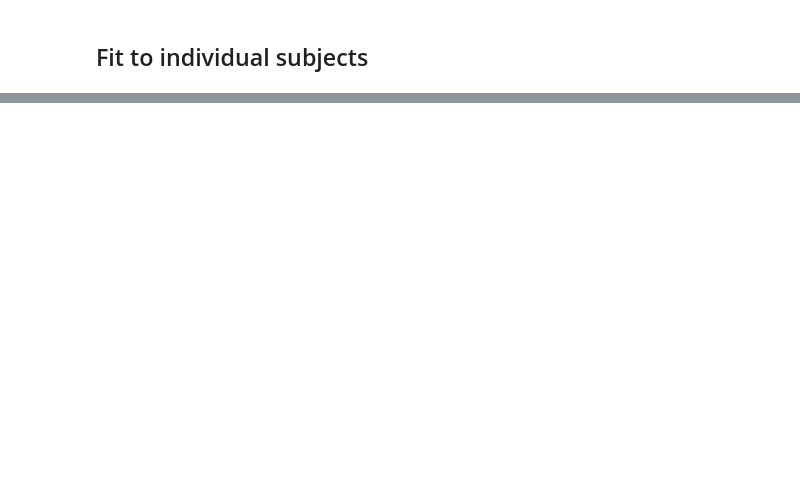
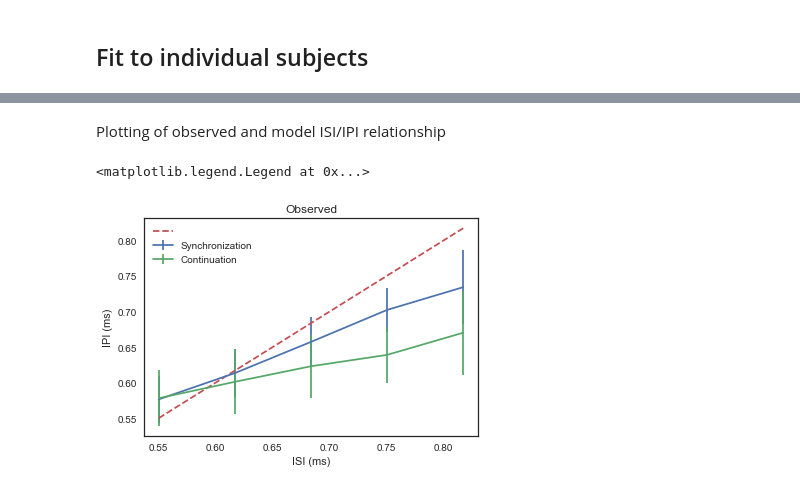
Before and after one commit to jazlab/SE_NL_MJ_2020, a Jupyter notebook: SynchronizationContinuation.ipynb, the cells around one changed output, grey strips where cells are left out. Saved outputs shown, nothing was run; the diff lists cells and outputs as text; code cells hidden in the pictures; blank space fills up the shorter version.

```diff
--- a/SynchronizationContinuation.ipynb
+++ b/SynchronizationContinuation.ipynb
@@ -170,7 +70,6 @@ def dual_process_model_generalized(state_init, params, niter, durations, sigma,
     Wvu = params['Wut']
     dt = params['dt']
     tau = params['tau']
-    ext = params['ext']
     y0 = params['y0'] #The target (threshold) value of y
     IF = params['IF']
 
@@ -288,33 +185,0 @@ Now, we compare the result of the simulation to behavioral data.
-# %%
-### Simulation ###
-durs = np.linspace(500, 850, 5)
-meanITIs = []
-
-for interval in durs:
-    usim, vsim, ysim, Ilst, siglst, u_p, v_p, y_p, I_p, production_lst = simulate_synchronization(ntrials=40,
-                                                                               durations=[interval] * 4 + [interval * 30],
-                                                                               sigma=0.02, K=4, initI=0.76, alpha = 0.0)
-
-    # Find the IPI (inter-production interval)
-    ipi_lst = []
-    for i in range(production_lst.shape[1]):
-        single_production = production_lst[:,i]
-        #print(len(np.nonzero(single_production)[0]))
-        ipi_lst.append(np.diff(np.nonzero(single_production)[0])[1:25])
-
-    meanline = np.mean(np.array(ipi_lst), axis=0)
-    meanITIs.append(meanline)
-
-meanITIs = np.array(meanITIs)
-bias_individual = meanITIs * 10 - durs[:,np.newaxis]
-bias_all = np.sum(bias_individual**2, axis=0)
-
-### Plotting ###
-palette = sns.color_palette('hls', 5)
-
-# Load the subjects' behavior
-filename = 'AL1_20180718_syncon_ITIs.mat'
-data = scipy.io.loadmat(filename)
-durs = data['durs'].flatten()
-splits = data['allDur_splits']
-IPI_mean = data['allDur_mean']
@@ -450,6 +331,10 @@ def simulate_sync_cont_bias(ntrials, sigma, K, initI, alpha):
 ## Fit to individual subjects
 # %%
 def do_sync_cont_fitting(target, nsamples, niter, ntrials, sigma, Krange, Irange, alpha_range):
+    '''
+    Performs parameter fitting of a single subject's behavior
+    Returns the fitted values I, K and alpha
+    '''
     Klst = np.random.uniform(low=Krange[0], high=Krange[1], size=nsamples)
     Ilst = np.random.uniform(low=Irange[0], high=Irange[1], size=nsamples)
     alphalst = np.random.uniform(low=alpha_range[0], high=alpha_range[1], size=nsamples)
@@ -468,6 +353,7 @@ def do_sync_cont_fitting(target, nsamples, niter, ntrials, sigma, Krange, Irange
     id = np.argmin(mselst)
     return Ilst[id], Klst[id], alphalst[id]
 # %%
+niter = 1
 nsamples = 100
 Isummary = []
 Ksummary = []
@@ -563,2 +456,13 @@ plot_subject_ts_tp('C:\\Users\\Sur lab\\Dropbox (MIT)\\Jazayeri\\SyncContData\\A
+# %% [markdown]
+Plotting of observed and model ISI/IPI relationship
+# %%
+plot_subject_ts_tp('SyncContData\\AL_2_20170719_SynCon_ITIs.mat')
+plt.title('Observed')
+plt.xlabel('ISI (ms)')
+plt.ylabel('IPI (ms)')
+plt.legend(['', 'Synchronization', 'Continuation'])
+# %% [output]
+<matplotlib.legend.Legend at 0x...>
+[figure, added]
 # %%
 plot_model_ts_tp(Ival=Isummary[0], Kval=Ksummary[0], alphaval=alphasummary[0], sigmaval=0.01)
```
Also changed, not shown: parts of 20 cells of this notebook, 2 other files.
